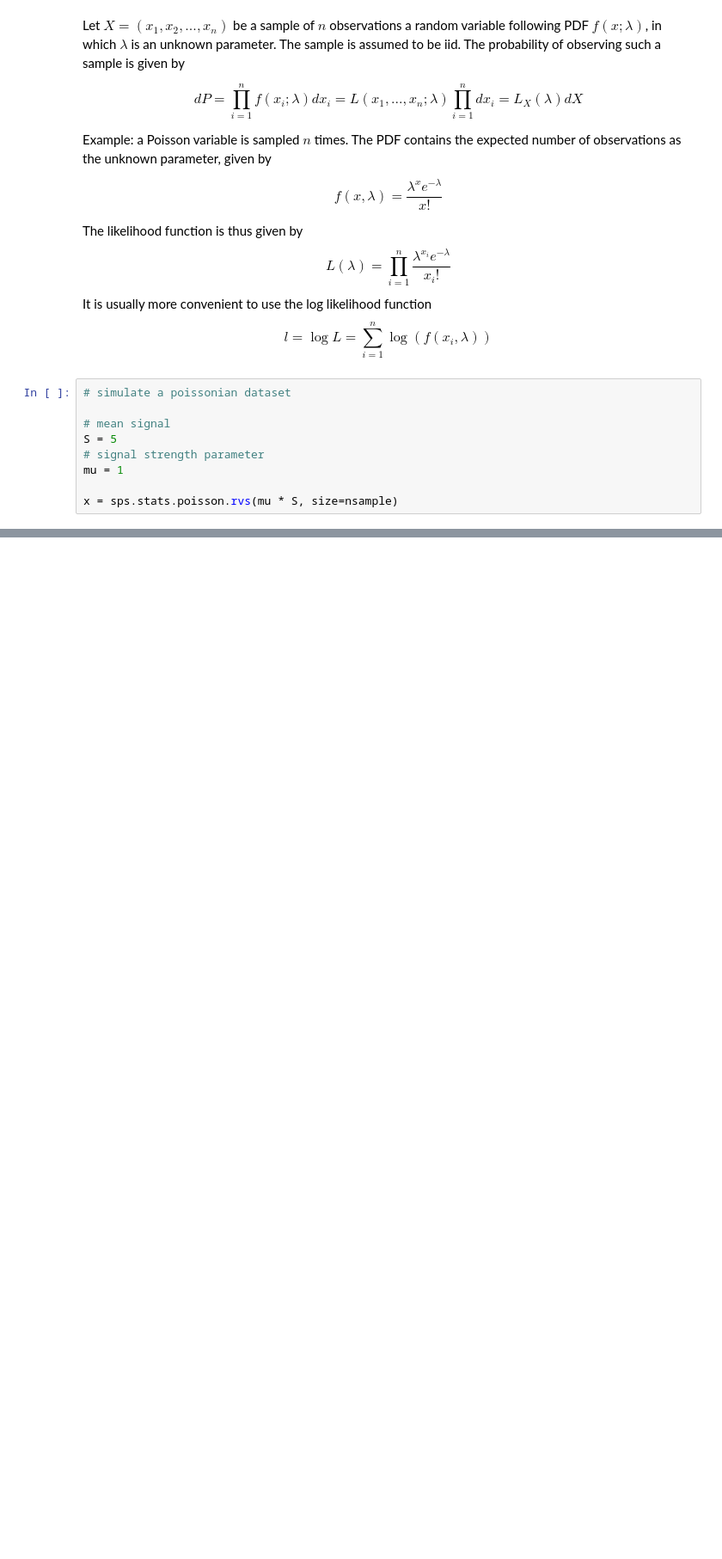
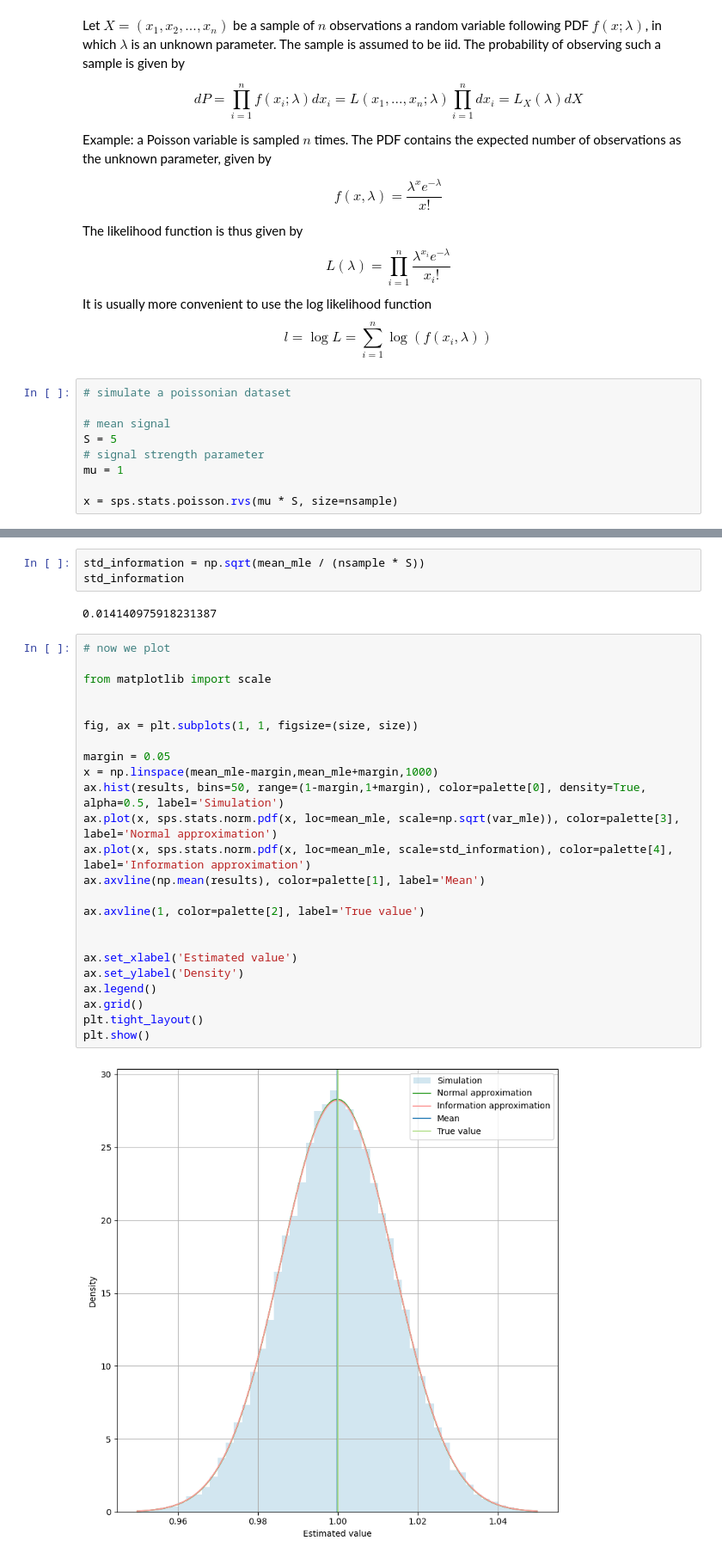
Before and after one commit to tuanmp/statistics, a Jupyter notebook: notebooks/likelihood_fn.ipynb, the cells around one changed output, grey strips where cells are left out. Shown: that part at 86% size. Drawn from its saved outputs; the diff is of its cells as text; blank space fills up the shorter version.

Commit message:
information

```diff
--- a/notebooks/likelihood_fn.ipynb
+++ b/notebooks/likelihood_fn.ipynb
@@ -100,0 +123,31 @@ plt.show()
+# %%
+std_information = np.sqrt(mean_mle / (nsample * S))
+std_information
+# %% [output]
+0.014140975918231387
+# %%
+# now we plot
+
+from matplotlib import scale
+
+
+fig, ax = plt.subplots(1, 1, figsize=(size, size))
+
+margin = 0.05
+x = np.linspace(mean_mle-margin,mean_mle+margin,1000)
+ax.hist(results, bins=50, range=(1-margin,1+margin), color=palette[0], density=True, alpha=0.5, label='Simulation')
+ax.plot(x, sps.stats.norm.pdf(x, loc=mean_mle, scale=np.sqrt(var_mle)), color=palette[3], label='Normal approximation')
+ax.plot(x, sps.stats.norm.pdf(x, loc=mean_mle, scale=std_information), color=palette[4], label='Information approximation')
+ax.axvline(np.mean(results), color=palette[1], label='Mean')
+
+ax.axvline(1, color=palette[2], label='True value')
+
+
+ax.set_xlabel('Estimated value')
+ax.set_ylabel('Density')
+ax.legend()
+ax.grid()
+plt.tight_layout()
+plt.show()
+# %% [output]
+[figure, added]
```
Also changed, not shown: parts of 9 cells of this notebook.
